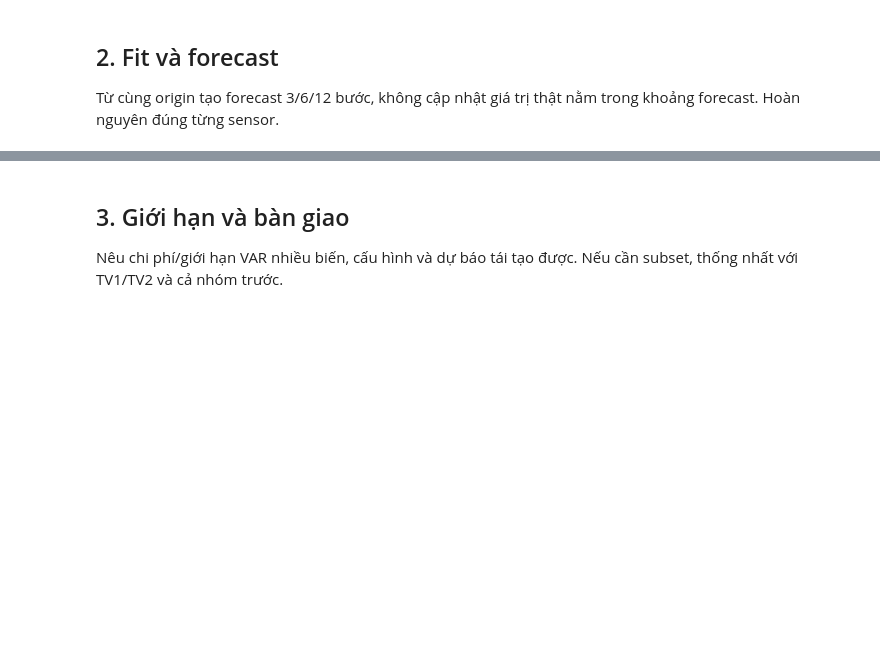
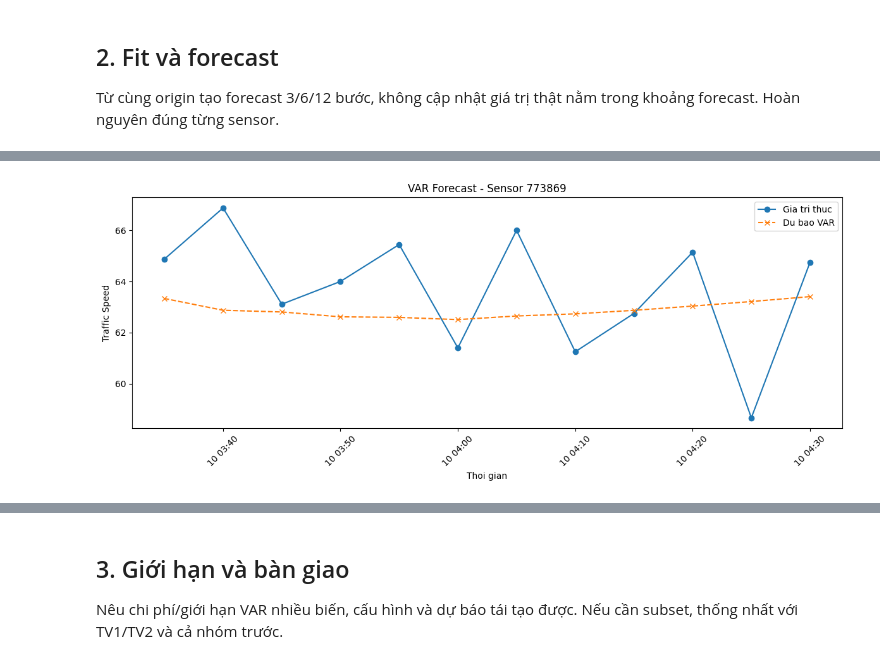
Before and after one commit to thvhieu/time_series_lab4, a Jupyter notebook: contributions/03_var.ipynb, the cells around one changed output, grey strips where cells are left out. Drawn from its saved outputs; the diff is of its cells as text; code cells hidden in the pictures; blank space fills up the shorter version.

```diff
--- a/contributions/03_var.ipynb
+++ b/contributions/03_var.ipynb
@@ -34,4 +188,89 @@ Kiểm tra từng chuỗi train cần thiết, ghi phép sai phân/inverse và c
 
 Từ cùng origin tạo forecast 3/6/12 bước, không cập nhật giá trị thật nằm trong khoảng forecast. Hoàn nguyên đúng từng sensor.
 # %%
-# TODO: Tự triển khai phần này, không có lời giải điền sẵn.
+# 1. HUAN LUYEN MO HINH VAR
+model_var = VAR(du_lieu_var)
+ket_qua = model_var.fit(p)
+print("Thong tin mo hinh VAR:")
+print("So bien:", du_lieu_var.shape[1])
+print("Bac tre:", ket_qua.k_ar)
+print("So quan sat:", ket_qua.nobs)
+
+# 2. FORECAST 12 BUOC
+lich_su = du_lieu_var.values[-ket_qua.k_ar:]
+du_bao_bien_doi = ket_qua.forecast(y=lich_su,steps=12)
+du_bao = pd.DataFrame(du_bao_bien_doi,columns=du_lieu_var.columns)
+
+# 3. HOAN NGUYEN SAI PHAN
+for cot in cot_sai_phan:
+    gia_tri_cuoi = tap_huan_luyen[cot].iloc[-1]
+    du_bao[cot] = (du_bao[cot].cumsum() + gia_tri_cuoi)
+
+# 4. LAY GIA TRI THUC TU TEST
+# Chi lay 12 moc dau tien sau forecast origin
+# Khong su dung cac gia tri nay de forecast
+y_thuc = test_raw.iloc[:12].copy()
+
+# Noi suy rieng cac gia tri thieu trong test
+# Chi noi suy phia truoc, khong dung gia tri tuong lai
+y_thuc = y_thuc.interpolate(method="time",limit_direction="forward")
+
+# 5. TINH CAC CHI SO DANH GIA
+def tinh_metrics(y_true, y_pred):
+    mask = (np.isfinite(y_true) & np.isfinite(y_pred) & (y_true != 0))
+    y_true = y_true[mask]
+    y_pred = y_pred[mask]
+    if len(y_true) == 0:
+        return np.nan, np.nan, np.nan
+    rmse = np.sqrt(mean_squared_error(y_true, y_pred))
+    mae = mean_absolute_error(y_true, y_pred)
+    mape = np.mean(
+        np.abs((y_true - y_pred) / y_true)
+    ) * 100
+    return rmse, mae, mape
+
+bang_ket_qua = []
+for h in [3, 6, 12]:
+    rmse, mae, mape = tinh_metrics(y_thuc.iloc[:h].values.flatten(),du_bao.iloc[:h].values.flatten())
+    bang_ket_qua.append({
+        "So buoc": h,
+        "Thoi gian (phut)": h * 5,
+        "RMSE": rmse,
+        "MAE": mae,
+        "MAPE (%)": mape
+    })
+bang_ket_qua = pd.DataFrame(bang_ket_qua)
+print("\nBANG KET QUA DANH GIA VAR:")
+display(bang_ket_qua.round(4))
+
+# 6. VE BIEU DO DU BAO
+sensor = du_bao.columns[0]
+plt.figure(figsize=(12, 5))
+plt.plot(
+    y_thuc.index[:12],
+    y_thuc[sensor].iloc[:12],
+    marker="o",
+    label="Gia tri thuc"
+)
+plt.plot(
+    y_thuc.index[:12],
+    du_bao[sensor].values[:12],
+    marker="x",
+    linestyle="--",
+    label="Du bao VAR"
+)
+plt.title(f"VAR Forecast - Sensor {sensor}")
+plt.xlabel("Thoi gian")
+plt.ylabel("Traffic Speed")
+plt.legend()
+plt.xticks(rotation=45)
+plt.tight_layout()
+plt.show()
+
+# 7. LUU KET QUA
+THU_MUC_LUU = Path.cwd().parent / "docs" / "templates"
+du_bao.to_csv( THU_MUC_LUU / "VAR_METR_LA_Forecast.csv")
+bang_ket_qua.to_csv( THU_MUC_LUU / "VAR_METR_LA_Evaluation.csv", index=False)
+adf_df.to_csv( THU_MUC_LUU / "VAR_METR_LA_ADF.csv", index=False)
+print("Da luu cac file ket qua VAR.")
+# %% [output]
@@ -37,0 +287 @@ Từ cùng origin tạo forecast 3/6/12 bước, không cập nhật giá trị
+[figure, added]
```
Also changed, not shown: parts of 7 cells of this notebook, 4 other files.
